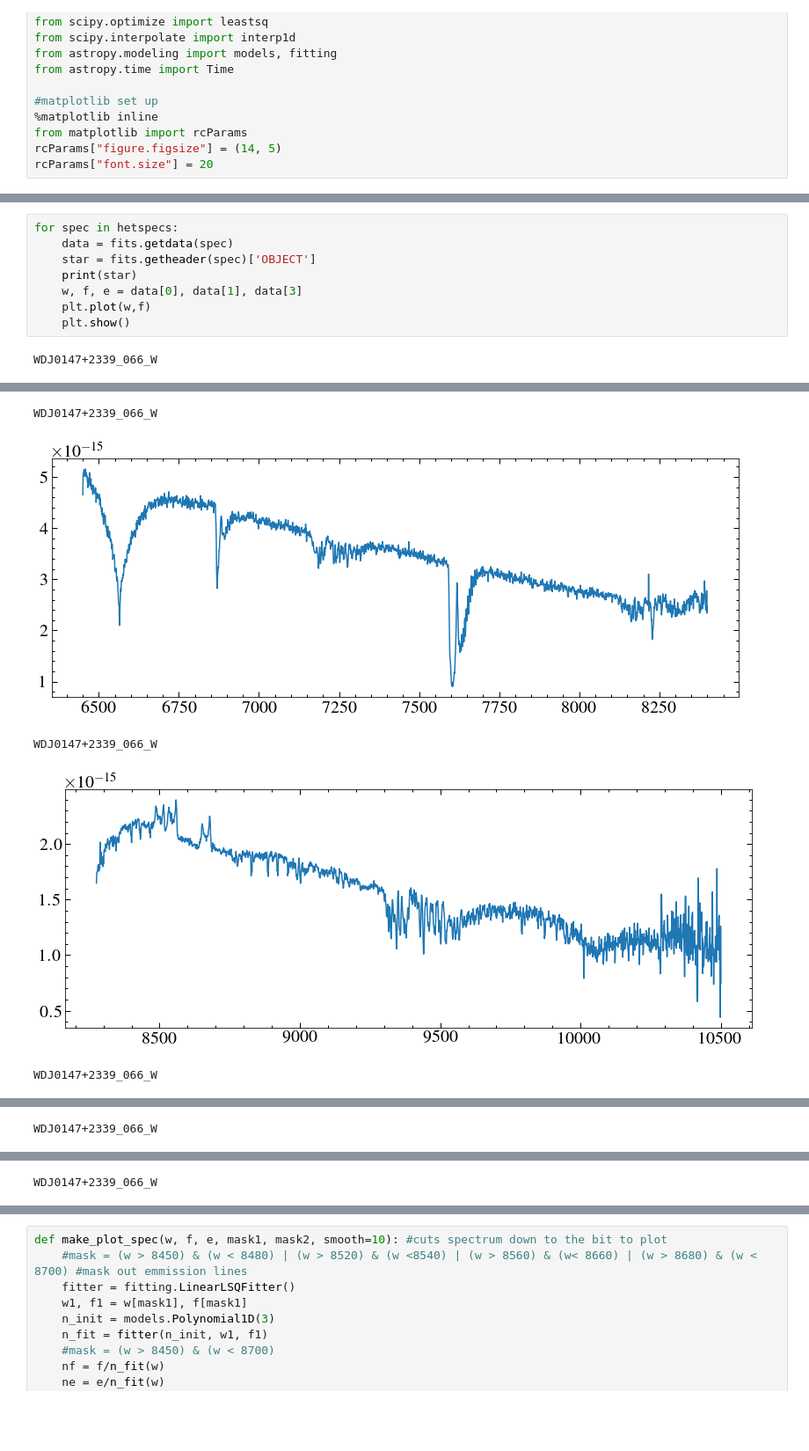
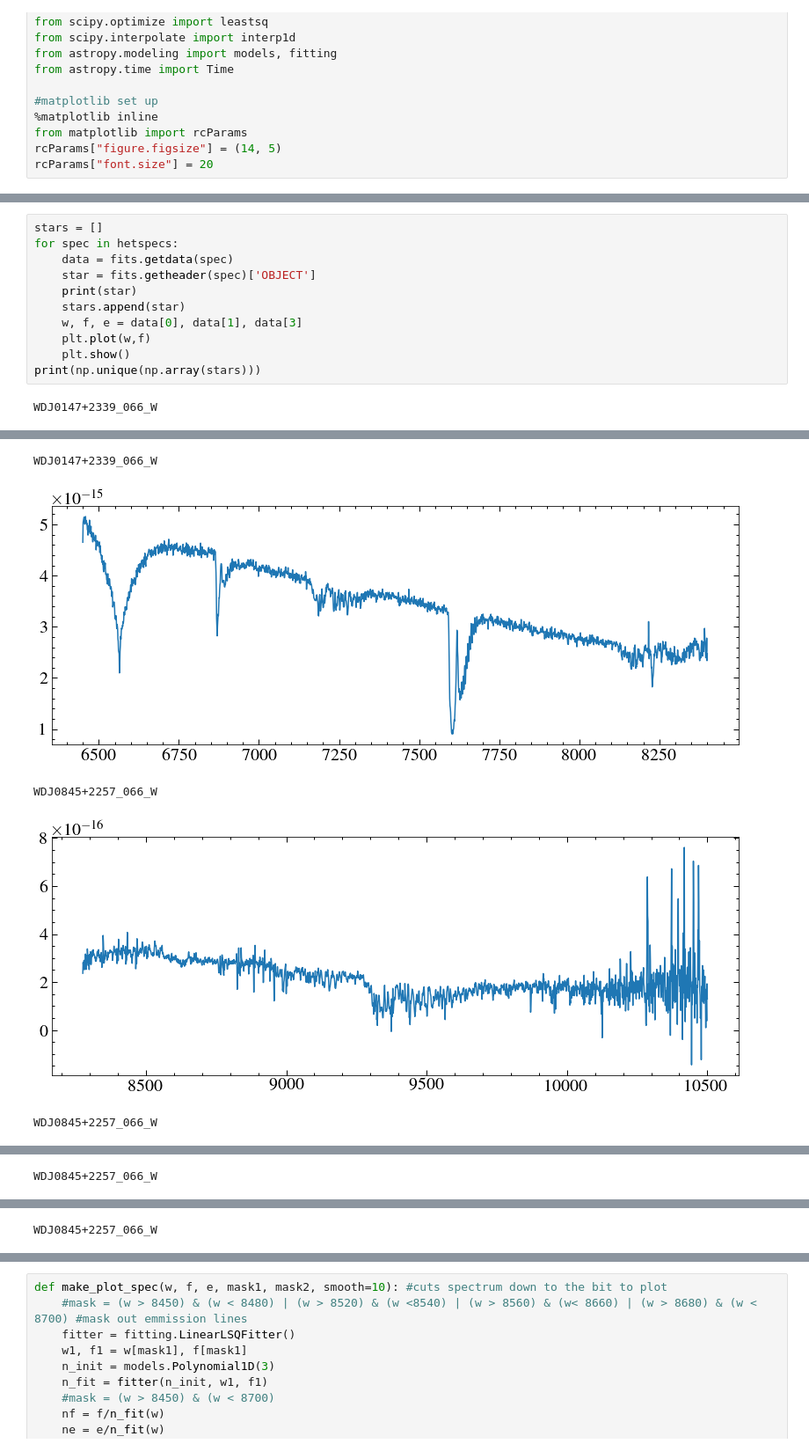
Before and after one commit to davidjwilson/gas_discs, a Jupyter notebook: het_look.ipynb, the cells around one changed output, grey strips where cells are left out. Shown at 88% size. Drawn from its saved outputs; the diff is of its cells as text; blank space fills up the shorter version.

```diff
--- a/het_look.ipynb
+++ b/het_look.ipynb
@@ -36,16 +47,19 @@ hetspecs
 # %%
+stars = []
 for spec in hetspecs:
     data = fits.getdata(spec)
     star = fits.getheader(spec)['OBJECT']
     print(star)
+    stars.append(star)
     w, f, e = data[0], data[1], data[3]
     plt.plot(w,f)
     plt.show()
+print(np.unique(np.array(stars)))
 # %% [output]
 WDJ0147+2339_066_W
 [figure]
 WDJ0147+2339_066_W
 [figure]
-WDJ0147+2339_066_W
+WDJ0845+2257_066_W
-[figure, old version]
+[figure, new version]
-WDJ0147+2339_066_W
+WDJ0845+2257_066_W
@@ -53 +67 @@ WDJ0147+2339_066_W
-WDJ0147+2339_066_W
+WDJ0845+2257_066_W
@@ -55 +69 @@ WDJ0147+2339_066_W
-WDJ0147+2339_066_W
+WDJ0845+2257_066_W
```
Also changed, not shown: parts of 14 cells of this notebook, 52 other files.
